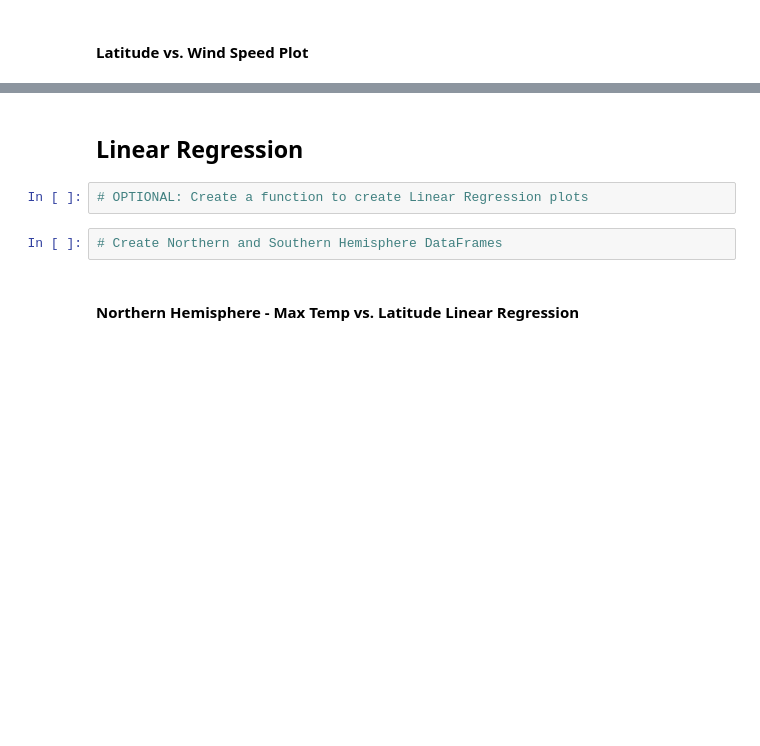
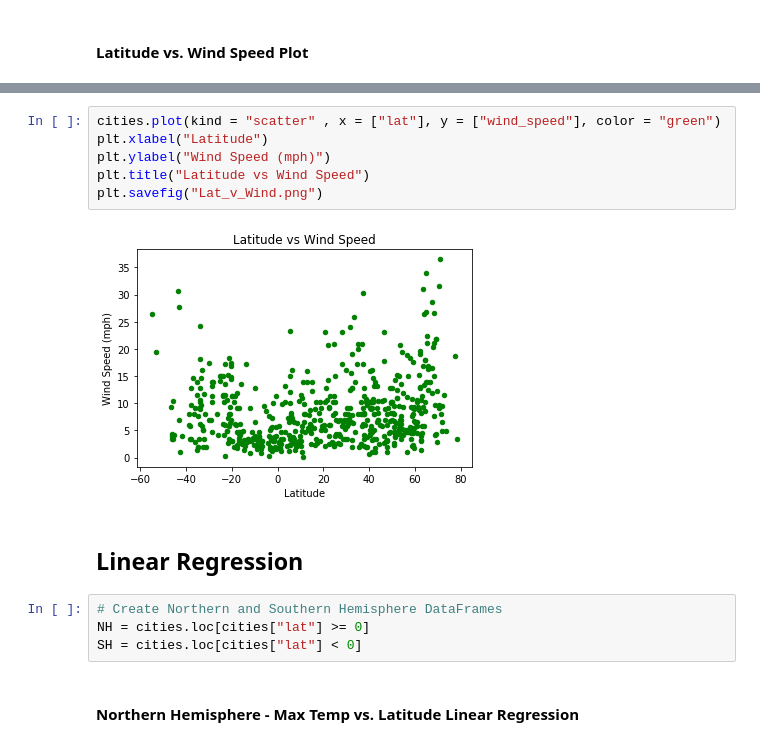
Before and after one commit to HBlockBeach/python-api-challenge, a Jupyter notebook: Weather/WeatherPy.ipynb, the cells around one changed output, grey strips where cells are left out. Drawn from its saved outputs; the diff is of its cells as text; blank space fills up the shorter version.

```diff
--- a/Weather/WeatherPy.ipynb
+++ b/Weather/WeatherPy.ipynb
@@ -116,8 +202,16 @@ dtype: int64
+# %%
+cities.plot(kind = "scatter" , x = ["lat"], y = ["wind_speed"], color = "green")
+plt.xlabel("Latitude")
+plt.ylabel("Wind Speed (mph)")
+plt.title("Latitude vs Wind Speed")
+plt.savefig("Lat_v_Wind.png")
+# %% [output]
+[figure, added]
 # %% [markdown]
 ## Linear Regression
-# %%
-# OPTIONAL: Create a function to create Linear Regression plots
 # %%
 # Create Northern and Southern Hemisphere DataFrames
+NH = cities.loc[cities["lat"] >= 0]
+SH = cities.loc[cities["lat"] < 0]
 # %% [markdown]
 ####  Northern Hemisphere - Max Temp vs. Latitude Linear Regression
```
Also changed, not shown: parts of 30 cells of this notebook.
